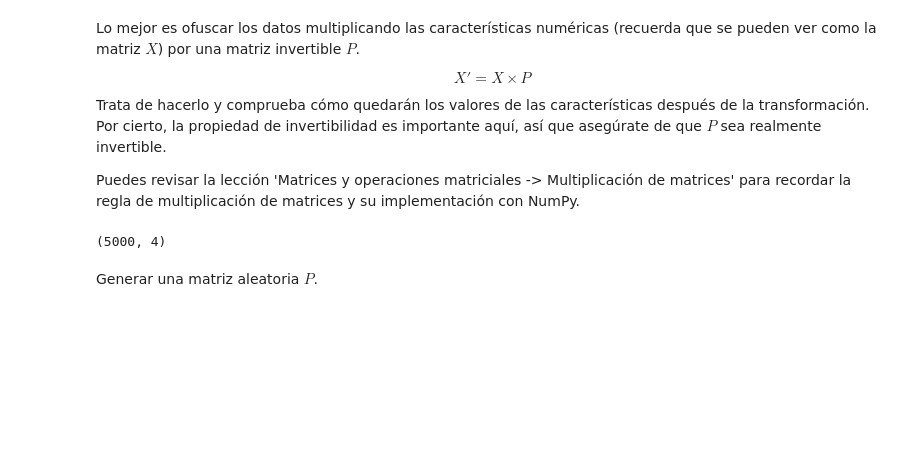
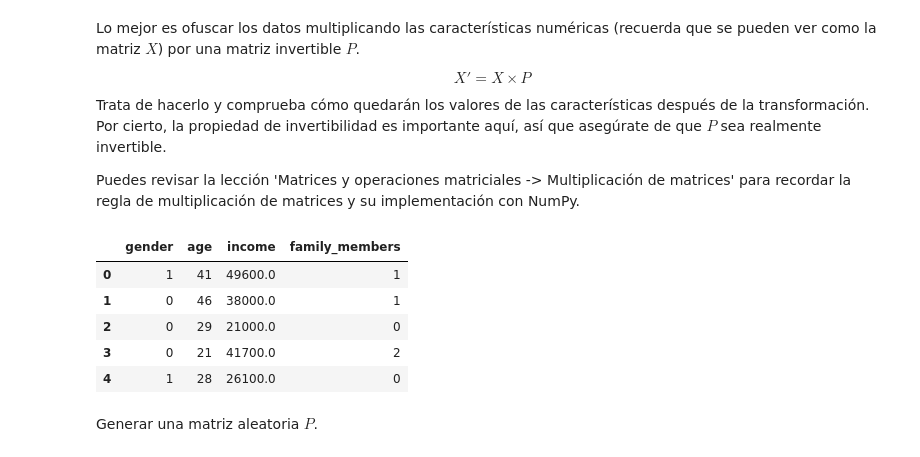
Before and after one commit to jmhrivera/project_11_Customer_Insurance_Analysis, a Jupyter notebook: project11.ipynb, the cells around one changed output. Saved outputs shown, nothing was run; the diff lists cells and outputs as text; code cells hidden in the pictures; blank space fills up the shorter version.

```diff
--- a/project11.ipynb
+++ b/project11.ipynb
@@ -515,9 +534,14 @@ Puedes revisar la lección 'Matrices y operaciones matriciales -> Multiplicació
 # %%
 personal_info_column_list = ['gender', 'age', 'income', 'family_members']
 df_pn = df[personal_info_column_list]
+# %%
+df_pn.head()
+# %% [output]
+|  | gender | age | income | family_members |
+| 0 | 1 | 41 | 49600.0 | 1 |
+| 1 | 0 | 46 | 38000.0 | 1 |
+| 2 | 0 | 29 | 21000.0 | 0 |
+| 3 | 0 | 21 | 41700.0 | 2 |
+| 4 | 1 | 28 | 26100.0 | 0 |
 # %%
 X = df_pn.to_numpy()
-# %%
-X.shape
-# %% [output]
-(5000, 4)
```
Also changed, not shown: parts of 61 cells of this notebook.
